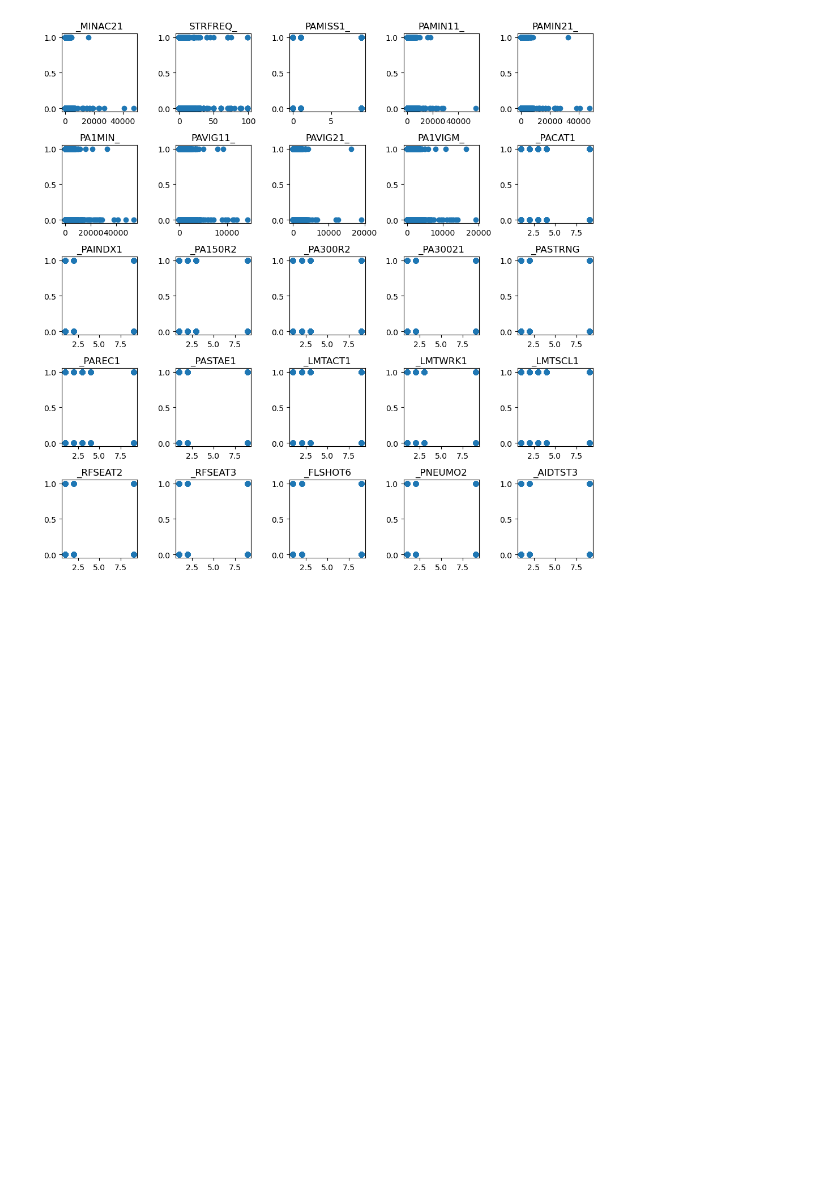
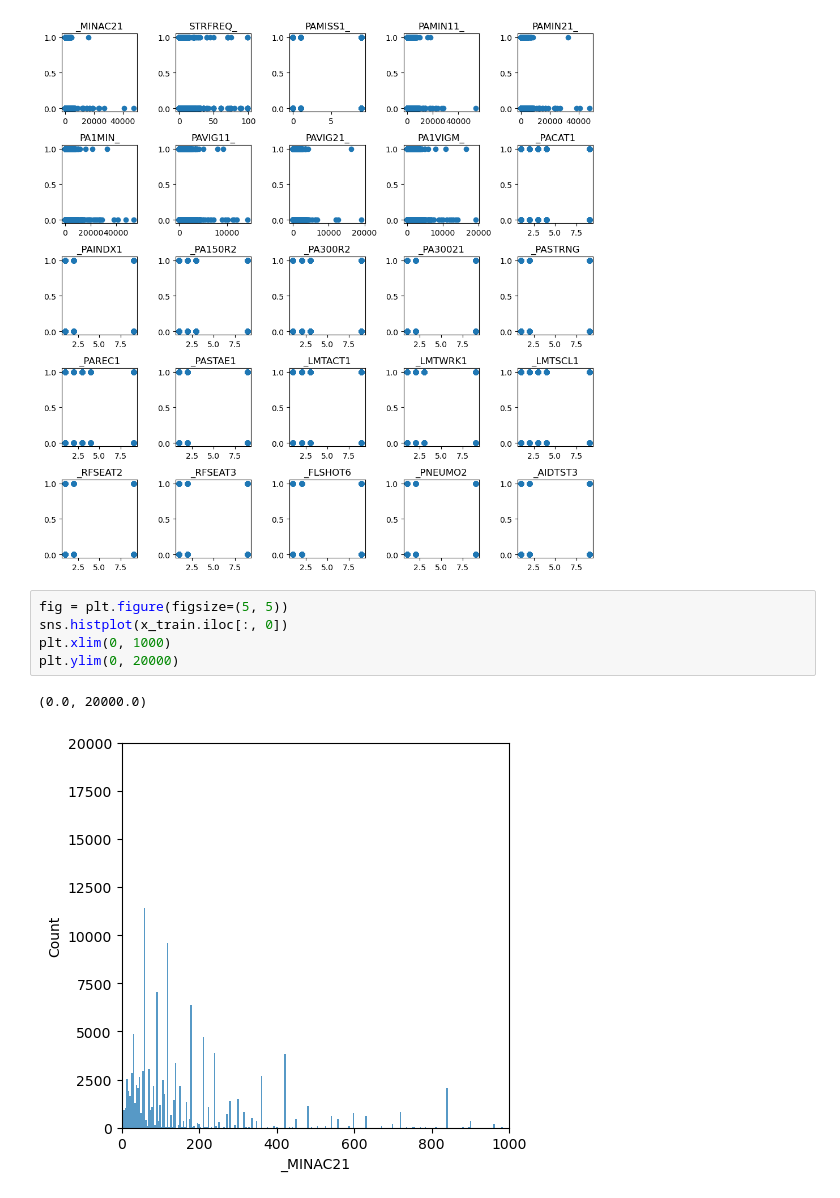
Before and after one commit to MaximeScope/ml_project1, a Jupyter notebook: scrap.ipynb, the cells around one changed output. Cells and saved outputs as stored; diff of their text form; blank space fills up the shorter version.

Commit message:
distribution plot

```diff
--- a/scrap.ipynb
+++ b/scrap.ipynb
@@ -37,3 +37,11 @@ for i in range(rows):
         count += 1
 # %% [output]
 [figure]
+# %%
+fig = plt.figure(figsize=(5, 5))
+sns.histplot(x_train.iloc[:, 0])
+plt.xlim(0, 1000)
+plt.ylim(0, 20000)
+# %% [output]
+(0.0, 20000.0)
+[figure, added]
```
